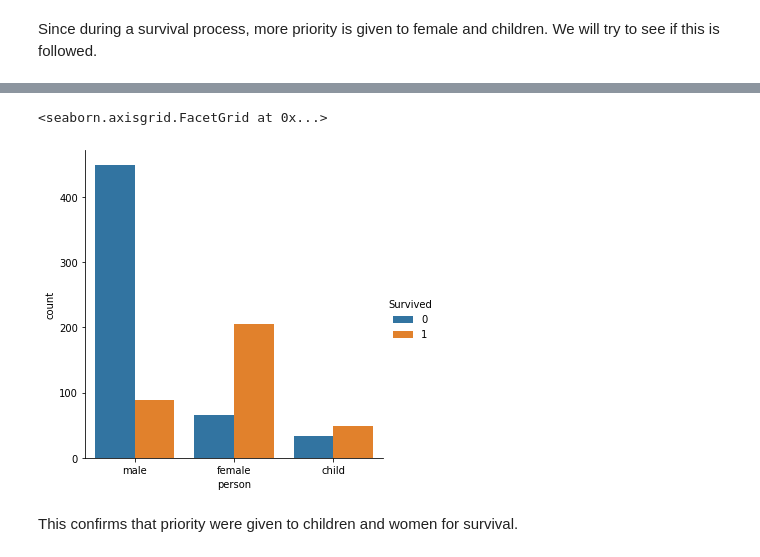
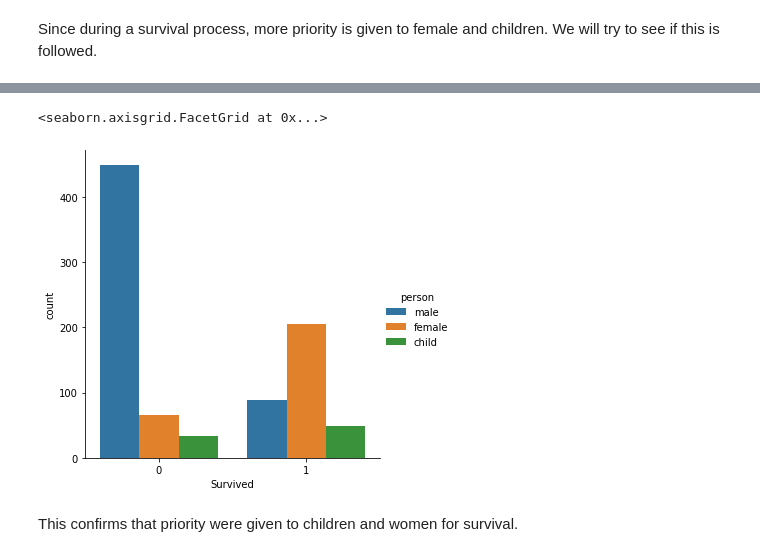
Before and after one commit to albinjohn366/Titanic_Disaster, a Jupyter notebook: Titanic_Data_Analysis.ipynb, the cells around one changed output, grey strips where cells are left out. Cells and saved outputs as stored; diff of their text form; code cells hidden in the pictures.

```diff
--- a/Titanic_Data_Analysis.ipynb
+++ b/Titanic_Data_Analysis.ipynb
@@ -110,9 +110,9 @@ titanic_details.head()
 | 4 | 5 | 0 | 3 | Allen, Mr. William Henry | male | 35.0 | 0 | 0 | 373450 | 8.0500 | ... |
 # %%
 # Now let us see how many survived by categorizing into male, female and children
-sns.catplot(x='person', data=titanic_details, kind='count', hue='Survived')
+sns.catplot(x='Survived', data=titanic_details, kind='count', hue='person')
 # %% [output]
 <seaborn.axisgrid.FacetGrid at 0x...>
-[figure, old version]
+[figure, new version]
 # %% [markdown]
 This confirms that priority were given to children and women for survival.
```
Also changed, not shown: parts of 33 cells of this notebook.
